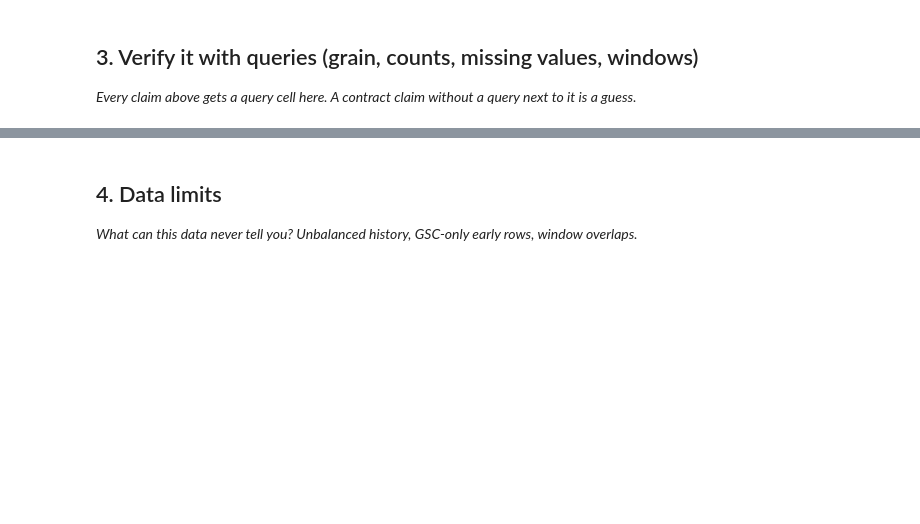
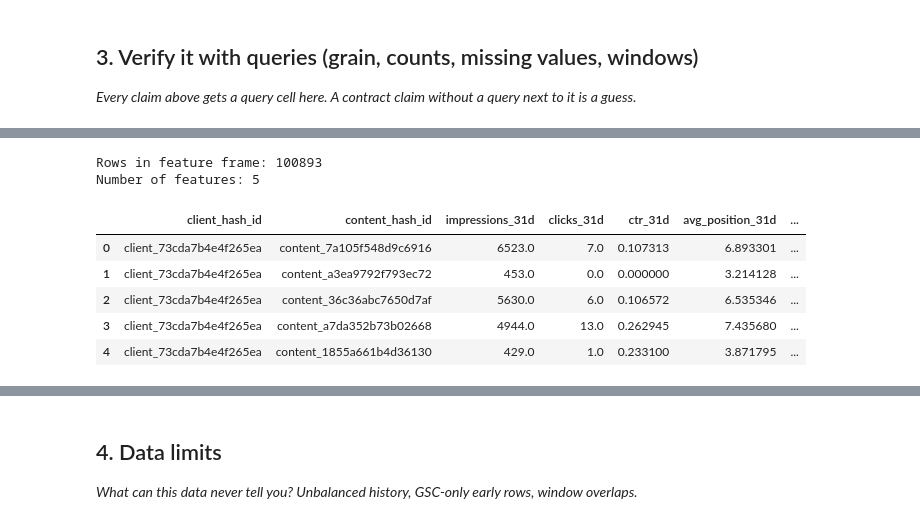
Before and after one commit to azam-hussain-ml/Starter-Notebook-flyrank-ml-internship, a Jupyter notebook: work/notebooks/w03_data_contract.ipynb, the cells around one changed output, grey strips where cells are left out. Saved outputs shown, nothing was run; the diff lists cells and outputs as text; code cells hidden in the pictures; blank space fills up the shorter version.

```diff
--- a/work/notebooks/w03_data_contract.ipynb
+++ b/work/notebooks/w03_data_contract.ipynb
@@ -20,0 +173,79 @@ This skeleton is yours to fill. Work the sections **in order** — each one has
+# %%
+APRIL = """
+read_parquet(
+  'hf://datasets/FlyRank/internship-warehouse/fact_content_daily_performance/month=2026-04/*.parquet'
+)
+"""
+
+feature_frame = con.sql(f"""
+WITH march AS (
+    SELECT
+        client_hash_id,
+        content_hash_id,
+        SUM(gsc_impressions) FILTER (
+            WHERE gsc_data_available IS TRUE
+        ) AS impressions_31d,
+        SUM(gsc_clicks) FILTER (
+            WHERE gsc_data_available IS TRUE
+        ) AS clicks_31d,
+        SUM(gsc_sum_position) FILTER (
+            WHERE gsc_data_available IS TRUE
+        ) AS sum_position_31d,
+        COUNT(*) FILTER (
+            WHERE gsc_data_available IS TRUE
+        ) AS active_gsc_days
+    FROM {MARCH}
+    GROUP BY client_hash_id, content_hash_id
+),
+april AS (
+    SELECT
+        client_hash_id,
+        content_hash_id,
+        SUM(gsc_impressions) FILTER (
+            WHERE gsc_data_available IS TRUE
+        ) AS april_impressions,
+        COUNT(*) FILTER (
+            WHERE gsc_data_available IS TRUE
+        ) AS april_gsc_days
+    FROM {APRIL}
+    GROUP BY client_hash_id, content_hash_id
+)
+
+SELECT
+    m.client_hash_id,
+    m.content_hash_id,
+    m.impressions_31d,
+    m.clicks_31d,
+    100.0 * m.clicks_31d / m.impressions_31d AS ctr_31d,
+    1.0 * m.sum_position_31d / m.impressions_31d AS avg_position_31d,
+    m.active_gsc_days,
+    (a.april_impressions < 0.80 * m.impressions_31d) AS declined_next_month
+FROM march m
+JOIN april a
+    USING (client_hash_id, content_hash_id)
+WHERE
+    m.impressions_31d >= 100
+    AND m.active_gsc_days > 0
+    AND a.april_gsc_days > 0
+""").df()
+
+feature_cols = [
+    "impressions_31d",
+    "clicks_31d",
+    "ctr_31d",
+    "avg_position_31d",
+    "active_gsc_days"
+]
+
+print("Rows in feature frame:", len(feature_frame))
+print("Number of features:", len(feature_cols))
+display(feature_frame.head())
+# %% [output]
+Rows in feature frame: 100893
+Number of features: 5
+|  | client_hash_id | content_hash_id | impressions_31d | clicks_31d | ctr_31d | avg_position_31d | ... |
+| 0 | client_73cda7b4e4f265ea | content_7a105f548d9c6916 | 6523.0 | 7.0 | 0.107313 | 6.893301 | ... |
+| 1 | client_73cda7b4e4f265ea | content_a3ea9792f793ec72 | 453.0 | 0.0 | 0.000000 | 3.214128 | ... |
+| 2 | client_73cda7b4e4f265ea | content_36c36abc7650d7af | 5630.0 | 6.0 | 0.106572 | 6.535346 | ... |
+| 3 | client_73cda7b4e4f265ea | content_a7da352b73b02668 | 4944.0 | 13.0 | 0.262945 | 7.435680 | ... |
+| 4 | client_73cda7b4e4f265ea | content_1855a661b4d36130 | 429.0 | 1.0 | 0.233100 | 3.871795 | ... |
```
Also changed, not shown: parts of 13 cells of this notebook.
